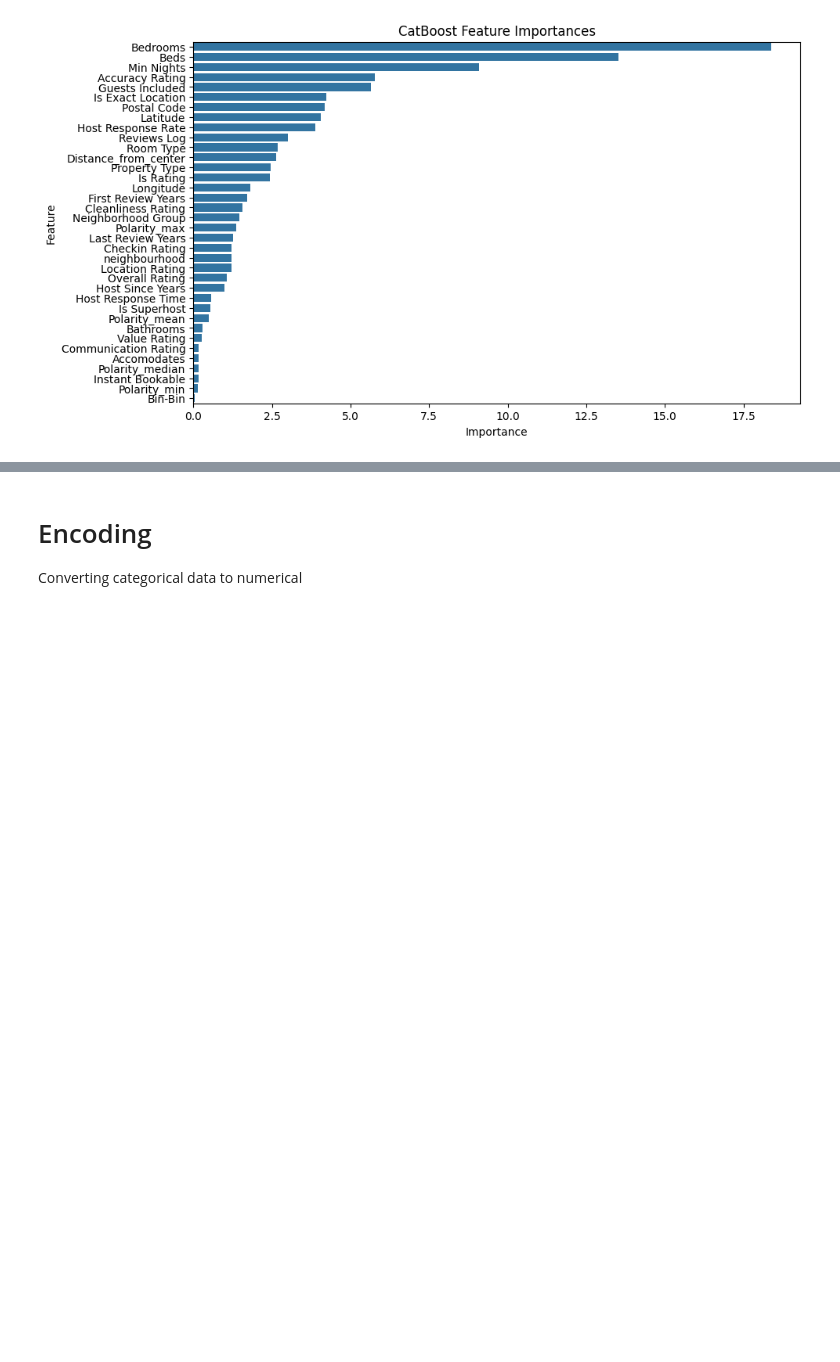
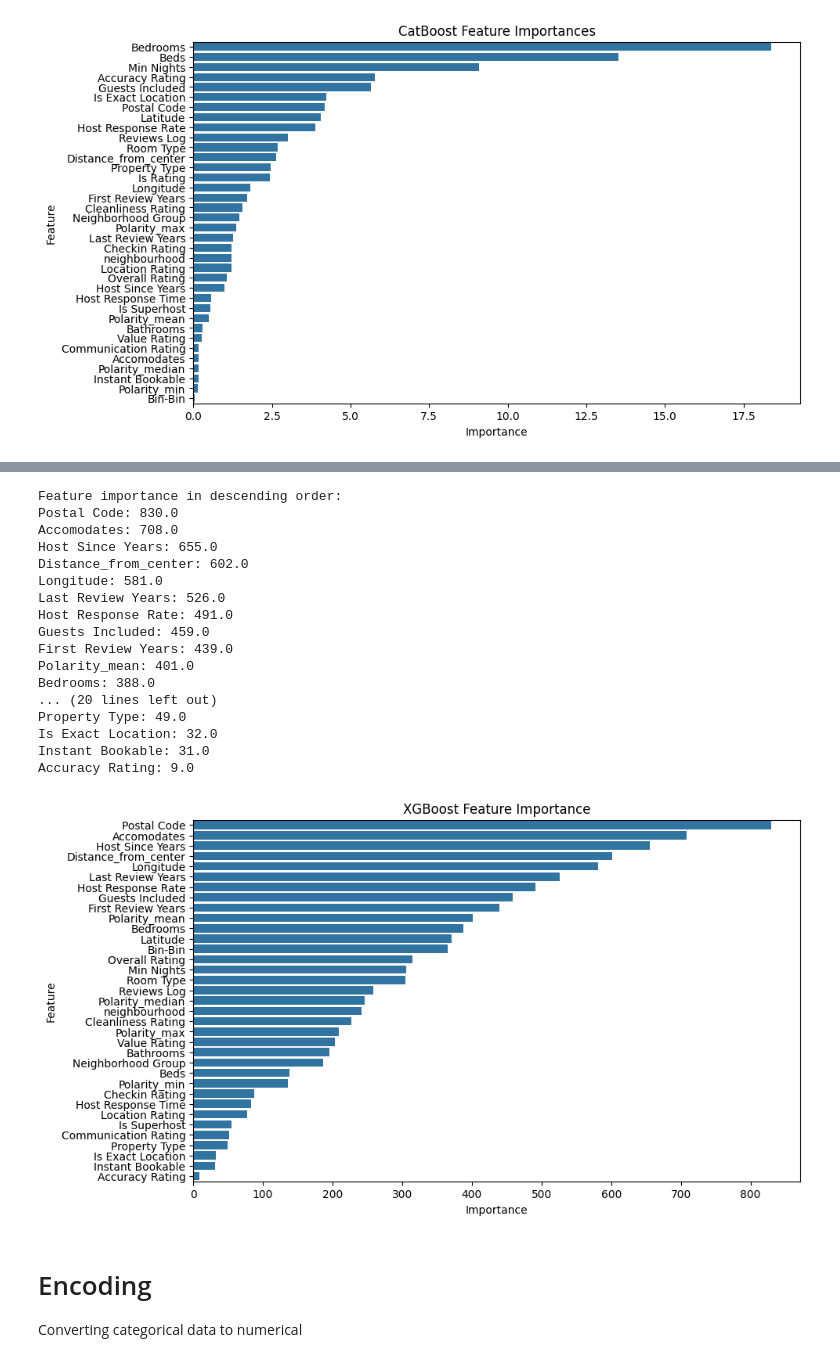
Before and after one commit to IlyaZutler/Cancer-Data, a Jupyter notebook: 7 Feature selection.ipynb, the cells around one changed output, grey strips where cells are left out. Saved outputs shown, nothing was run; the diff lists cells and outputs as text; code cells hidden in the pictures; blank space fills up the shorter version.

```diff
--- a/7 Feature selection.ipynb
+++ b/7 Feature selection.ipynb
@@ -410,10 +430,10 @@ X = df.drop('Price', axis=1)
 y = df['Price']
 
 # Разделим данные на тренировочную и тестовую выборки
-X_train, X_test, y_train, y_test = train_test_split(X, y, test_size=0.2, random_state=42)
+X_train, X_test, y_train, y_test = train_test_split(X, y, test_size=0.2, random_state=179)
 
 # Создадим объект модели
-model = xgb.XGBRegressor(n_estimators=350, learning_rate=0.02, max_depth=5, verbosity=1)
+model = xgb.XGBRegressor(n_estimators=500, learning_rate=0.02, max_depth=5, verbosity=1)
 
 
 # Определим eval_set для контроля обучения
@@ -806,3 +488,42 @@ Department: 6.0
+# %%
+# prompt: важность признаков для XGBoostRegressor и добавь график
+
+# Важность признаков
+importance = model.get_booster().get_score(importance_type='weight')
+sorted_importance = sorted(importance.items(), key=lambda x: x[1], reverse=True)
+
+# Вывод важности признаков в порядке убывания
+print("\nFeature importance in descending order:")
+for feature, score in sorted_importance:
+    print(f"{feature}: {score}")
+
+# Создание DataFrame для визуализации
+importance_df = pd.DataFrame(sorted_importance, columns=['Feature', 'Importance'])
+
+# Построение графика важности признаков
+plt.figure(figsize=(10, 6))
+sns.barplot(x='Importance', y='Feature', data=importance_df)
+plt.title('XGBoost Feature Importance')
+plt.show()
+# %% [output]
+Feature importance in descending order:
+Postal Code: 830.0
+Accomodates: 708.0
+Host Since Years: 655.0
+Distance_from_center: 602.0
+Longitude: 581.0
+Last Review Years: 526.0
+Host Response Rate: 491.0
+Guests Included: 459.0
+First Review Years: 439.0
+Polarity_mean: 401.0
+Bedrooms: 388.0
+... (20 lines left out)
+Property Type: 49.0
+Is Exact Location: 32.0
+Instant Bookable: 31.0
+Accuracy Rating: 9.0
+[figure, added]
 # %% [markdown]
 # Encoding
 
```
Also changed, not shown: parts of 8 cells of this notebook.
